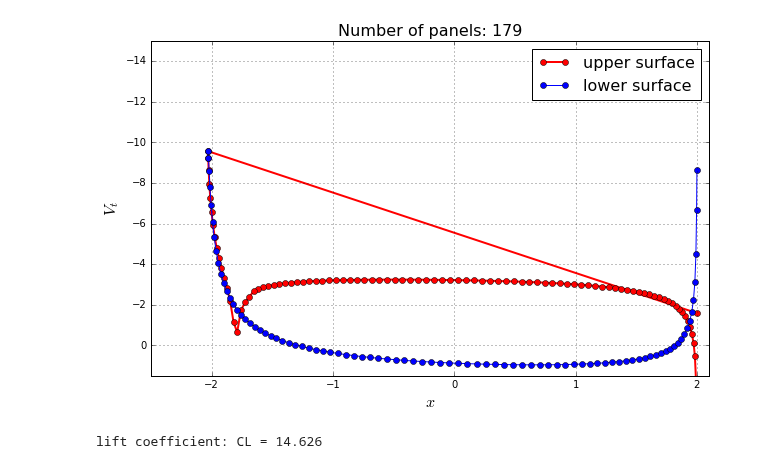
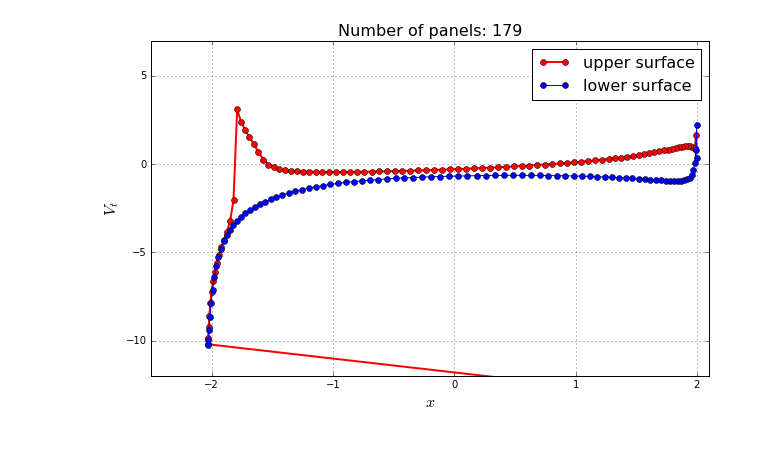
Before and after one commit to barbagroup/AeroPython-studentprojects2017, a Jupyter notebook: Double Wake Model/My_Project_2017.ipynb, the cells around one changed output. Saved outputs shown, nothing was run; the diff lists cells and outputs as text; code cells hidden in the pictures.

Commit message:
debuging & formating

```diff
--- a/Double Wake Model/My_Project_2017.ipynb
+++ b/Double Wake Model/My_Project_2017.ipynb
@@ -725,3 +638,0 @@ ang = aoa*numpy.pi/180.0
-# %%
-delt_t = 0.2
-DW_panel = DW_panel_make(ang)
@@ -1052,0 +776,14 @@ compute_pressure_coefficient(panels, freestream)
+# %%
+def gamma_wake(panels,TR):
+    u_te,v_te = 0,0
+
+    u_te = ( (numpy.sin(panels[0].beta +0.5*numpy.pi)*-1*panels[0].vt)
+            -(numpy.sin(panels[-1].beta +0.5*numpy.pi)*-1*panels[-1].vt))
+
+    v_te = ( (numpy.cos(panels[0].beta +0.5*numpy.pi)*-1*panels[0].vt)
+            -(numpy.cos(panels[-1].beta +0.5*numpy.pi)*-1*panels[-1].vt))
+
+    gamma_w = -numpy.sqrt(u_te**2 + v_te**2)
+
+    gamma_s = -panels[TR+1].vt
+    return gamma_w, gamma_s
@@ -1052,0 +1078,23 @@ compute_pressure_coefficient(panels, freestream)
+# %%
+#pre-build
+DW_panel = DW_panel_make(ang,panels,TR)
+gamma_w, gamma_s = gamma_wake(panels,TR)
+# %%
+for i in range (6):
+    print("Iteration loop, Round:",i+1)
+    DW_panel = DW_panel_make(ang,panels,TR)
+    gamma_w, gamma_s = gamma_wake(panels,TR)
+
+    gamma = solve(panels,DW_panel,freestream,gamma_w, gamma_s,TR)
+
+    ang = theta_s(ang,panels,DW_panel,freestream,gamma)
+
+    accuracy = sum([panel.sigma*panel.length for panel in panels])
+    print("   ",'sum of singularity strengths: {:0.6f}'.format(accuracy))
+
+    lift,drag=0,0
+    for panel in panels:
+        lift -= panel.cp*(panel.xa - panel.xb)
+        drag += panel.cp*(panel.yb - panel.ya)
+
+    print("   ","lift is:",lift,"; drag is:",drag)
@@ -1074,30 +1167,21 @@ pyplot.title('Number of panels: {}'.format(panels.size), fontsize=16);
 # %%
-# plot surface pressure coefficient
+# plot surface tangential velocity
 pyplot.figure(figsize=(10, 6))
 pyplot.grid()
 pyplot.xlabel('$x$', fontsize=16)
 pyplot.ylabel('$V_t$', fontsize=16)
 pyplot.plot([panel.xc for panel in panels if panel.loc == 'upper'],
             [panel.vt for panel in panels if panel.loc == 'upper'],
             label='upper surface',
             color='r', linestyle='-', linewidth=2, marker='o', markersize=6)
 pyplot.plot([panel.xc for panel in panels if panel.loc == 'lower'],
             [panel.vt for panel in panels if panel.loc == 'lower'],
             label= 'lower surface',
             color='b', linestyle='-', linewidth=1, marker='o', markersize=6)
 
 pyplot.legend(loc='best', prop={'size':16})
 pyplot.xlim(-2.5, 2.1)
-pyplot.ylim(1.5, -15.0)
+pyplot.ylim(-12,7)
 pyplot.title('Number of panels: {}'.format(panels.size), fontsize=16);
 # %% [output]
-[figure, old version]
+[figure, new version]
-# %%
-c = abs(max(panel.xa for panel in panels)
-        - min(panel.xa for panel in panels))
-cl = (gamma[0]*sum(panel.length for panel in panels[TR+1:]))
-+(gamma[1]*sum(panel.length for panel in panels[:TR]))
-/(0.5*freestream.u_inf*c)
-print('lift coefficient: CL = {:0.3f}'.format(cl))
-# %% [output]
-lift coefficient: CL = 14.626
```
Also changed, not shown: parts of 98 cells of this notebook.
